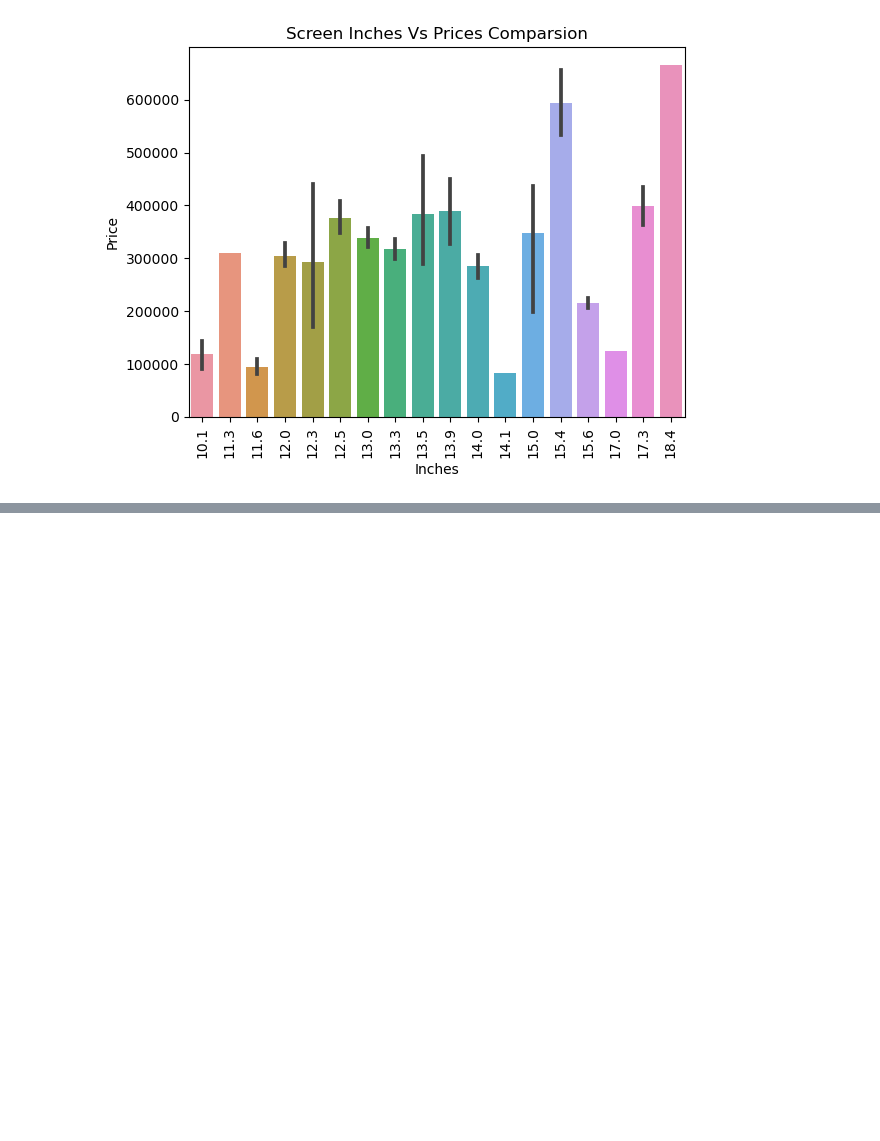
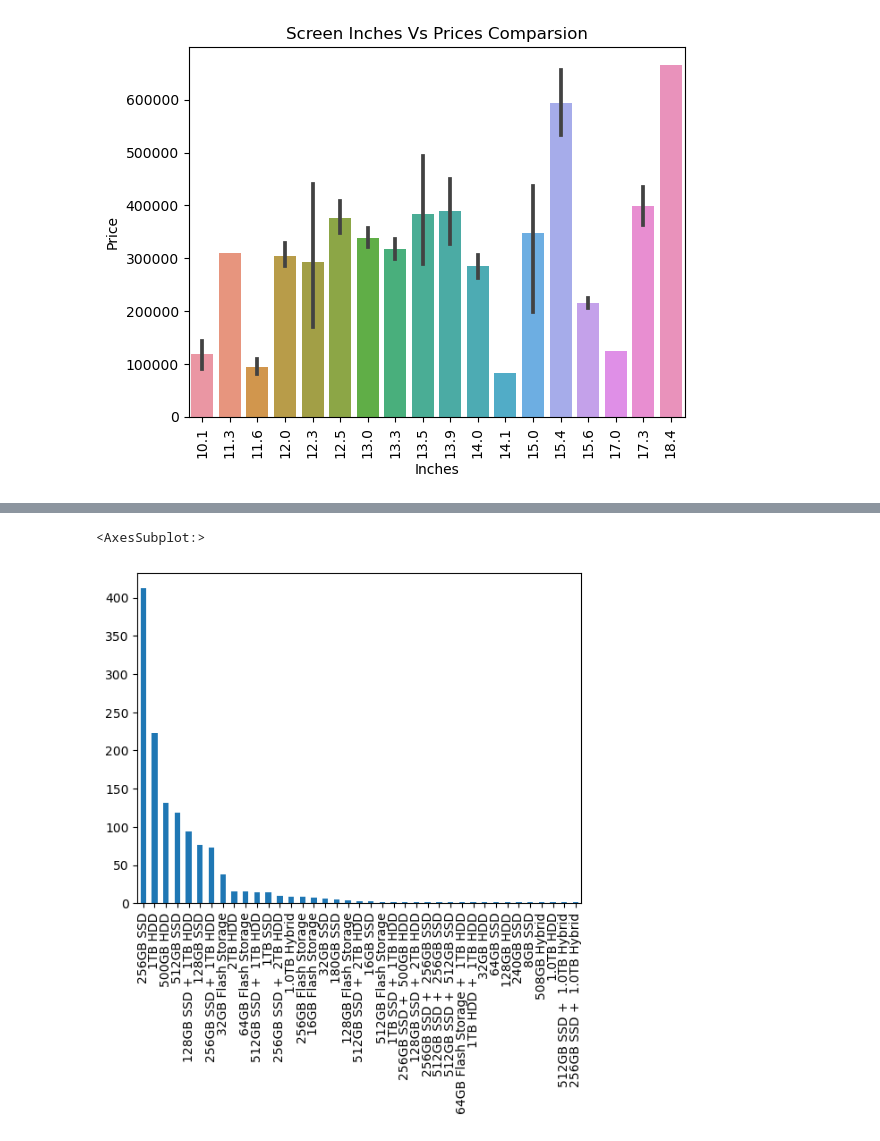
Before and after one commit to Sialsanwal/Data-Science, a Jupyter notebook: Laptop Price/EDA.ipynb, the cells around one changed output, grey strips where cells are left out. Saved outputs shown, nothing was run; the diff lists cells and outputs as text; code cells hidden in the pictures; blank space fills up the shorter version.

```diff
--- a/Laptop Price/EDA.ipynb
+++ b/Laptop Price/EDA.ipynb
@@ -131,2 +144,5 @@ plt.show()
 # %%
-df.Ram.value_counts().plt(kind='bar')
+df.Memory.value_counts().plot(kind='bar')
+# %% [output]
+<AxesSubplot:>
+[figure, added]
```
Also changed, not shown: parts of 4 cells of this notebook.
